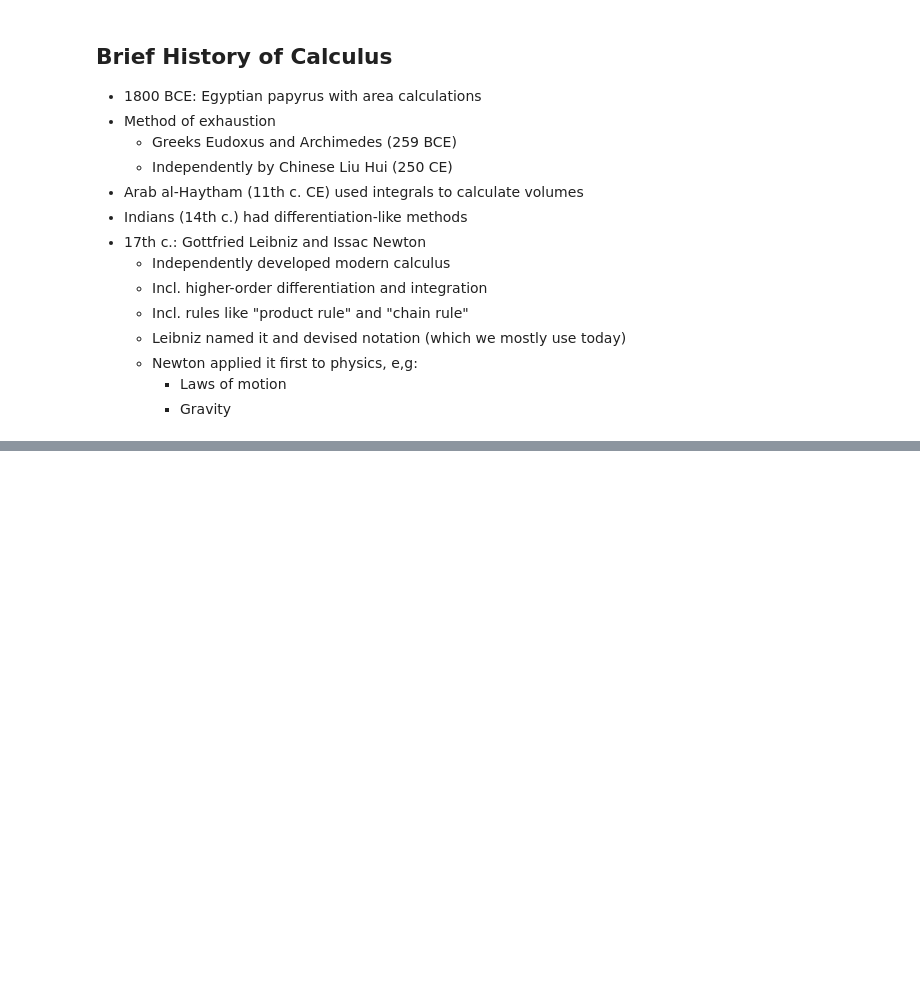
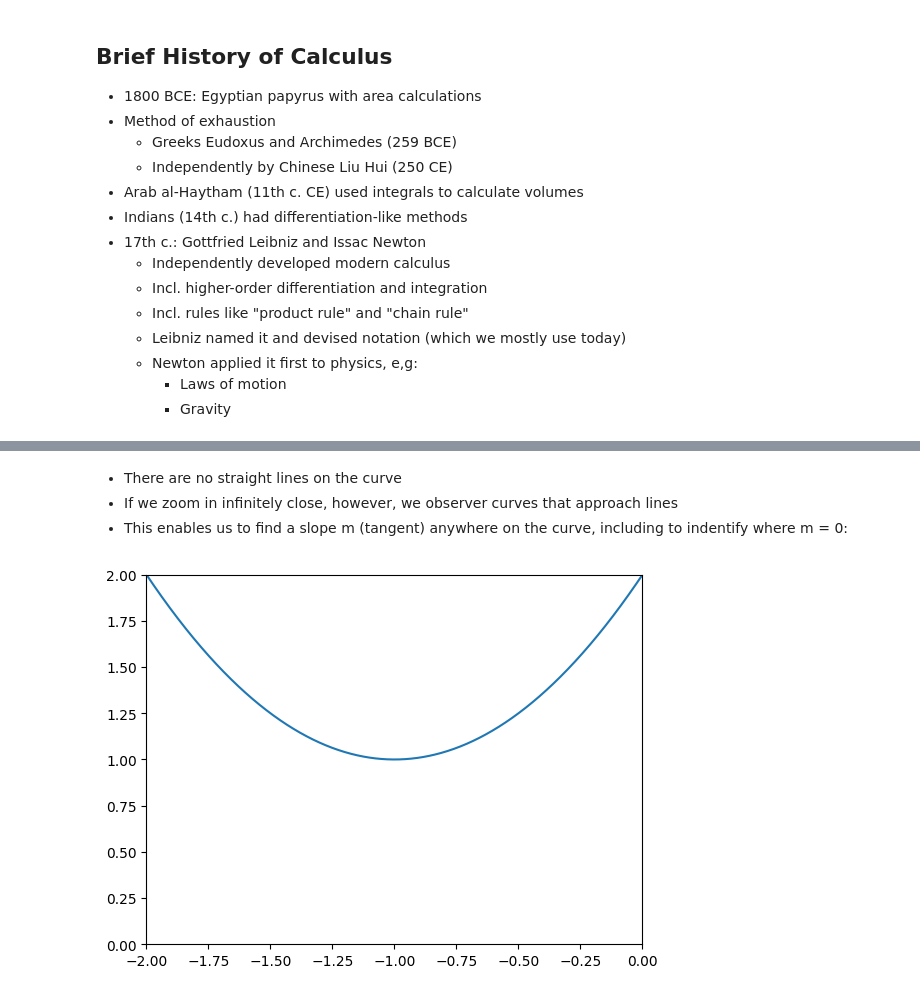
Before and after one commit to dandokku/MY_ML_JOURNEY, a Jupyter notebook: Calculus/1_calculus_limits_and_derivatives.ipynb, the cells around one changed output, grey strips where cells are left out. Cells and saved outputs as stored; diff of their text form; code cells hidden in the pictures; blank space fills up the shorter version.

```diff
--- a/Calculus/1_calculus_limits_and_derivatives.ipynb
+++ b/Calculus/1_calculus_limits_and_derivatives.ipynb
@@ -35,0 +56,11 @@ Polygon: a shape with multiple straight sides(3+, mostly 5+)
+# %% [markdown]
+- There are no straight lines on the curve
+- If we zoom in infinitely close, however, we observer curves that approach lines
+- This enables us to find a slope m (tangent) anywhere on the curve, including to indentify where m = 0:
+# %%
+fig, ax = plt.subplots()
+ax.set_xlim([-2, -0])
+ax.set_ylim([0, 2])
+_ = ax.plot(x, y)
+# %% [output]
+[figure, added]
```
Also changed, not shown: parts of 10 cells of this notebook.
